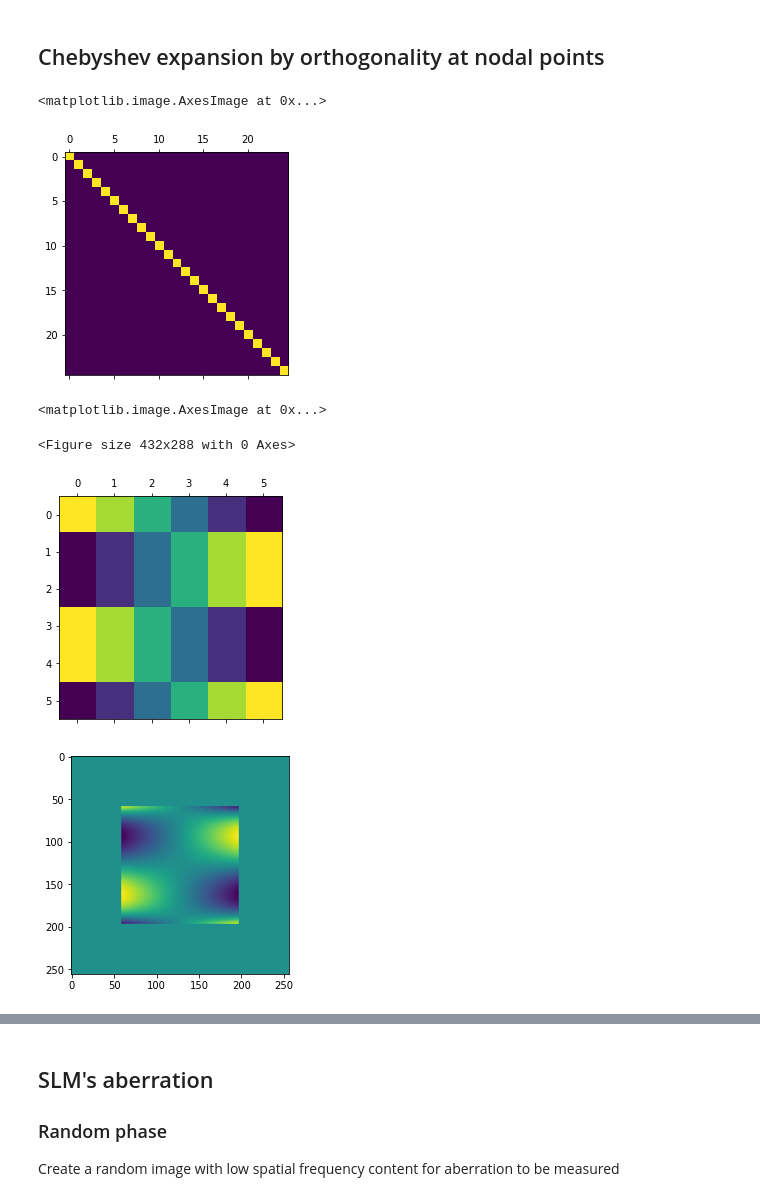
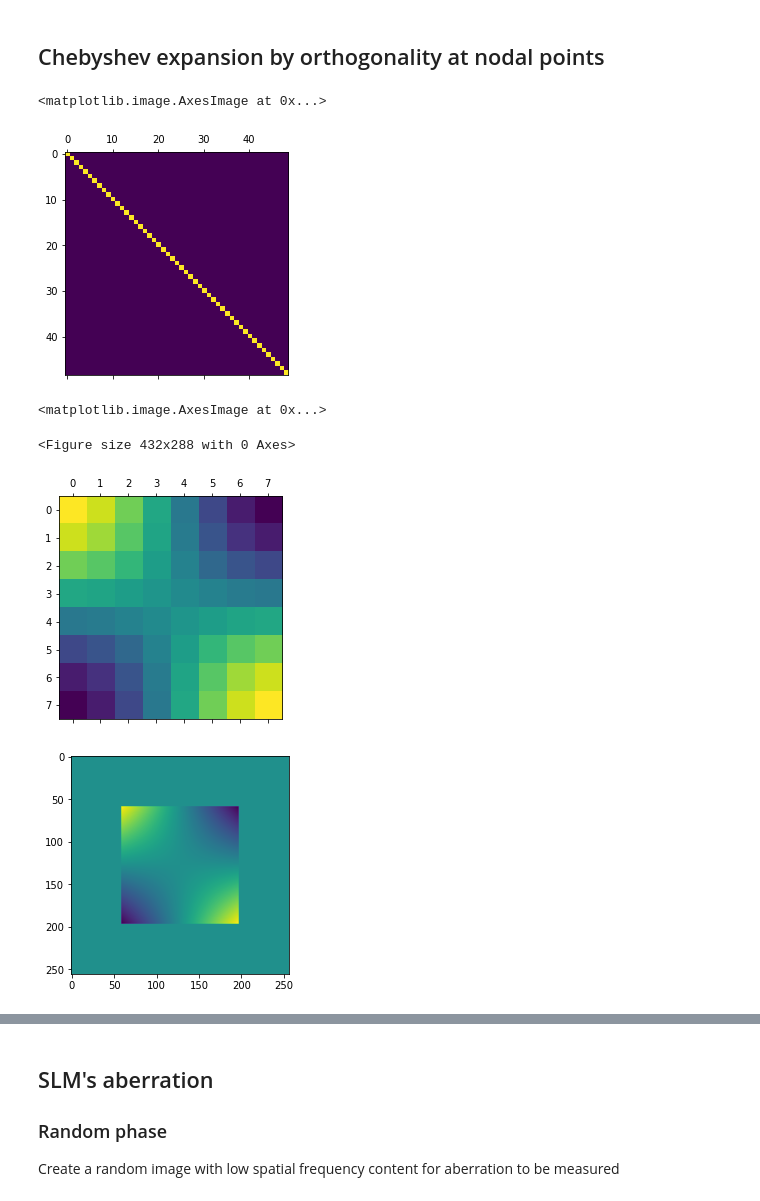
Before and after one commit to imperial-photonics/HexSimInstrument, a Jupyter notebook: R11SLM_correction_simulation_Chebyshev-MN.ipynb, the cells around one changed output, grey strips where cells are left out. Cells and saved outputs as stored; diff of their text form; code cells hidden in the pictures.

```diff
--- a/R11SLM_correction_simulation_Chebyshev-MN.ipynb
+++ b/R11SLM_correction_simulation_Chebyshev-MN.ipynb
@@ -82,7 +82,7 @@ r = xp.sqrt(x ** 2 + y ** 2)
 # weight the target PSF towards the centre (or not if all ones)
 G = xp.ones((int(N), int(N)))
 
-n_c = 5
+n_c = 7
 n_p = 4
 
 def set_C(xc, yc, n_c):
@@ -94,7 +94,7 @@ def set_C(xc, yc, n_c):
             ch[n, k, :, :] = np.polynomial.chebyshev.chebval2d(xc, yc, c) * circ
     return ch
 
-chs = set_C(x, y, 5)
+chs = set_C(x, y, n_c)
 
 c_a_p = xp.reshape(chs, (n_c ** 2, N, N)) # Chebyshev aberration for phase
 c_a_i = xp.reshape(chs[:n_p, :n_p, :, :], (n_p ** 2, N, N))  # Chebyshev aberration for intensity
@@ -180,12 +170,12 @@ normval_is = 1 / oe.contract('ijk, ijk -> i', c_a_is, c_a_is)
 nm = sum(m)
 # %%
 # Orthononality matrix diagonal gives normalisation
-plt.matshow(np.sqrt(np.abs(oe.contract('ijk, mjk, i -> im', c_a_ps, c_a_ps, normval_ps))))
+plt.matshow(np.sqrt(np.sqrt(np.abs(oe.contract('ijk, mjk, i -> im', c_a_ps, c_a_ps, normval_ps)))))
 # with np.printoptions(precision=3, suppress=True):
 #     print(oe.contract('ijk, mjk, i -> im', c_a_ps, c_a_ps, normval_ps))
 # %% [output]
 <matplotlib.image.AxesImage at 0x...>
-[figure, old version]
+[figure, new version]
 # %%
 xi = np.zeros((n_c + 1, n_c + 1, 2))
 xi[:, :, 0] = ch_ys
@@ -202,8 +192,8 @@ plt.imshow(c_a_p[8])
 # %% [output]
 <matplotlib.image.AxesImage at 0x...>
 <Figure size 432x288 with 0 Axes>
-[figure, old version]
+[figure, new version]
-[figure, old version]
+[figure, new version]
 # %%
 # Orthononality matrix for interpolated data diagonal gives normalisation
 plt.matshow(np.abs(oe.contract('ijk, mjk, i -> im', c_interp, c_a_ps, normval_ps)) ** 0.25)
```
Also changed, not shown: parts of 13 cells of this notebook.
